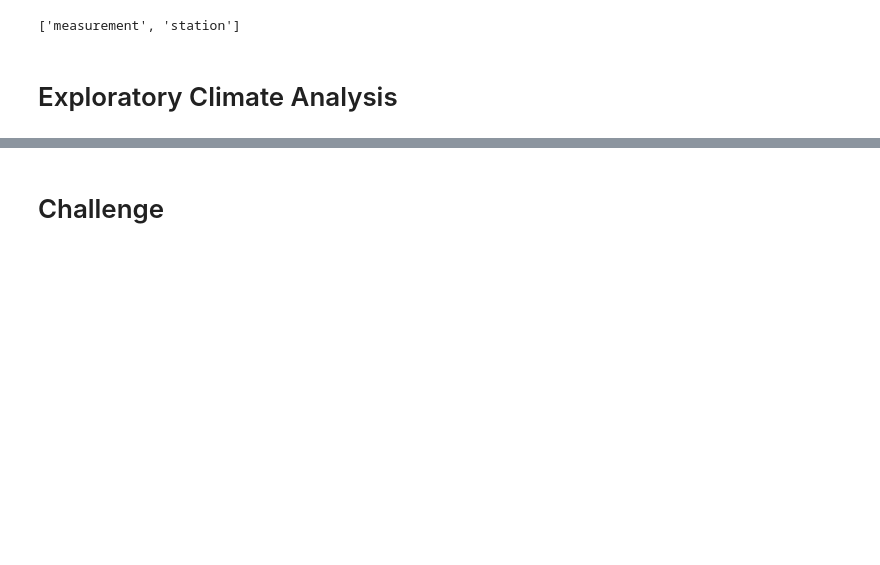
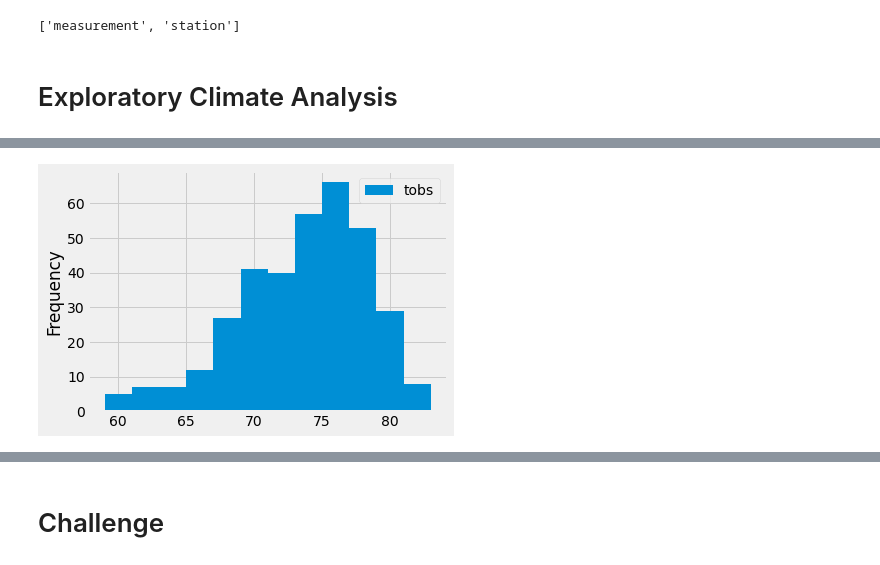
Before and after one commit to MServ/surfs_up, a Jupyter notebook: climate_analysis.ipynb, the cells around one changed output, grey strips where cells are left out. Saved outputs shown, nothing was run; the diff lists cells and outputs as text; code cells hidden in the pictures; blank space fills up the shorter version.

```diff
--- a/climate_analysis.ipynb
+++ b/climate_analysis.ipynb
@@ -63,3 +103,7 @@ session = Session(engine)
 # %%
 # Choose the station with the highest number of temperature observations.
 # Query the last 12 months of temperature observation data for this station and plot the results as a histogram
+results = session.query(Measurement.tobs).\
+filter(Measurement.station == 'USC00519281').\
+filter(Measurement.date >= prev_year).all()
+print(results)
@@ -65,0 +112,4 @@ session = Session(engine)
+# %%
+# Create a dataframe to make the data easier to read
+df = pd.DataFrame(results, columns=['tobs'])
+print(df)
@@ -65,0 +131,6 @@ session = Session(engine)
+# %%
+# Plot a graph (histogram) of temperature observations
+df.plot.hist(bins=12)
+plt.tight_layout()
+# %% [output]
+[figure, added]
```
Also changed, not shown: parts of 9 cells of this notebook.
